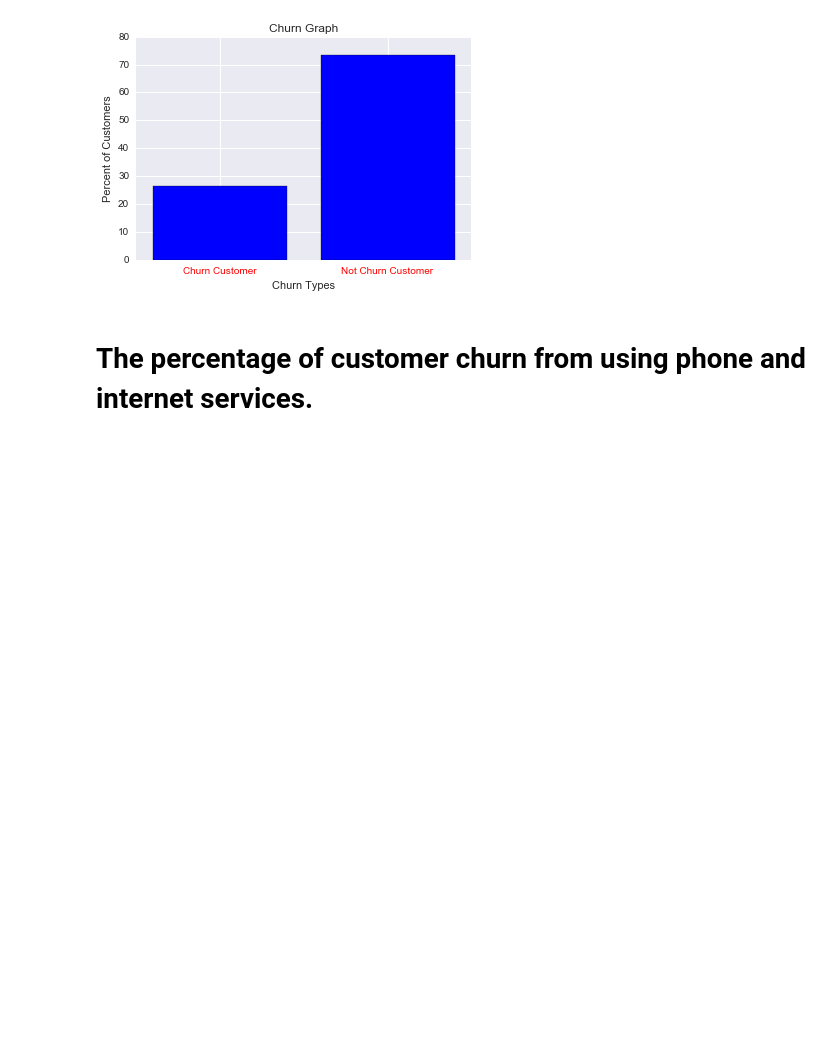
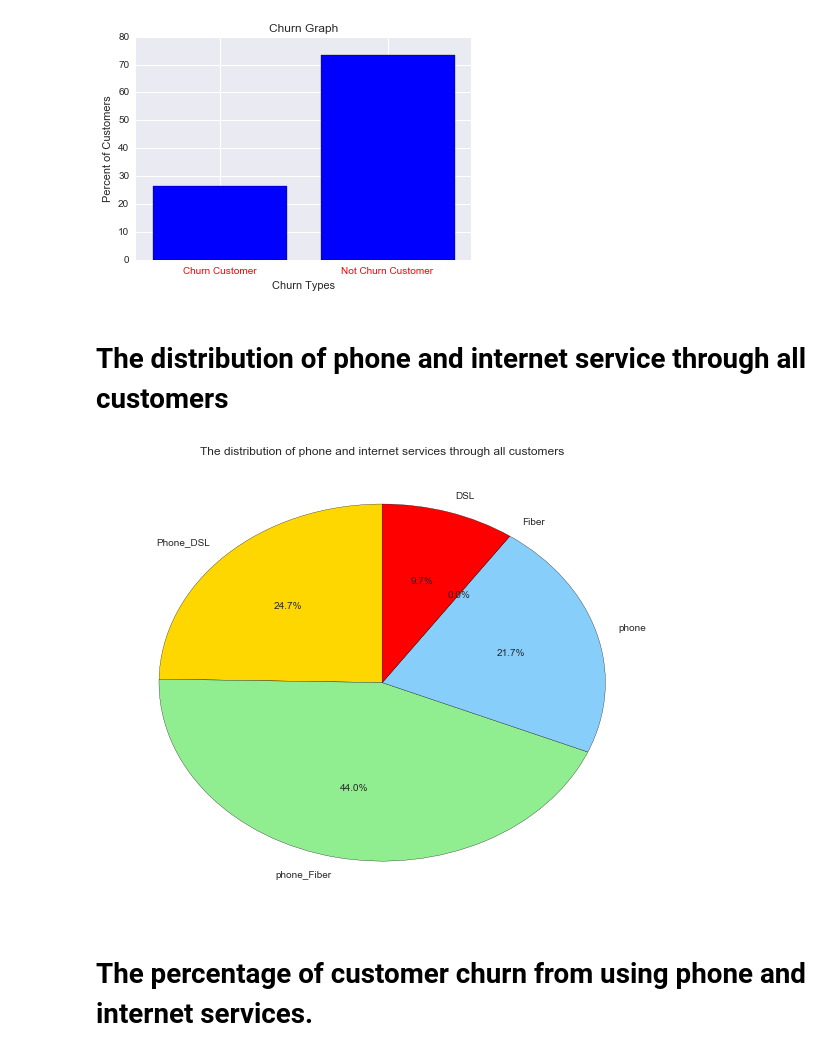
Before and after one commit to vinhpvu/Telco-customer-analytics, a Jupyter notebook: Untitled.ipynb, the cells around one changed output. Saved outputs shown, nothing was run; the diff lists cells and outputs as text; code cells hidden in the pictures; blank space fills up the shorter version.

```diff
--- a/Untitled.ipynb
+++ b/Untitled.ipynb
@@ -103,6 +103,25 @@ plt.title('Churn Graph')
 plt.show()
 # %% [output]
 [figure]
+# %% [markdown]
+# The distribution of phone and internet service through all customers
+# %%
+percent_phone_DSL=len(customer[(customer["DSL"]==1)&(customer["Fiber optic"]==0)&(customer["PhoneService"]==1)])
+percent_phone_Fiber=len(customer[(customer["Fiber optic"]==1)&(customer["DSL"]==0)&(customer["PhoneService"]==1)])
+percent_phone=len(customer[(customer["PhoneService"]==1)&(customer["Fiber optic"]==0)&(customer["DSL"]==0)])
+percent_Fiber=len(customer[(customer["PhoneService"]==0)&(customer["Fiber optic"]==1)&(customer["DSL"]==0)])
+percent_DSL=len(customer[(customer["PhoneService"]==0)&(customer["Fiber optic"]==0)&(customer["DSL"]==1)])
+
+labels = 'Phone_DSL', 'phone_Fiber', 'phone', 'Fiber','DSL'
+sizes = [percent_phone_DSL, percent_phone_Fiber, percent_phone, percent_Fiber,percent_DSL]
+colors = ['gold', 'lightgreen', 'lightskyblue', 'white','red']
+plt.figure(figsize=(10,8))
+
+plt.pie(sizes, labels=labels, colors=colors, startangle=90, autopct='%.1f%%')
+plt.title('The distribution of phone and internet services through all customers')
+plt.show()
+# %% [output]
+[figure, added]
 # %% [markdown]
 # The percentage of customer churn from using phone and internet services.
 # %% [markdown]
```
Also changed, not shown: parts of 6 cells of this notebook.
